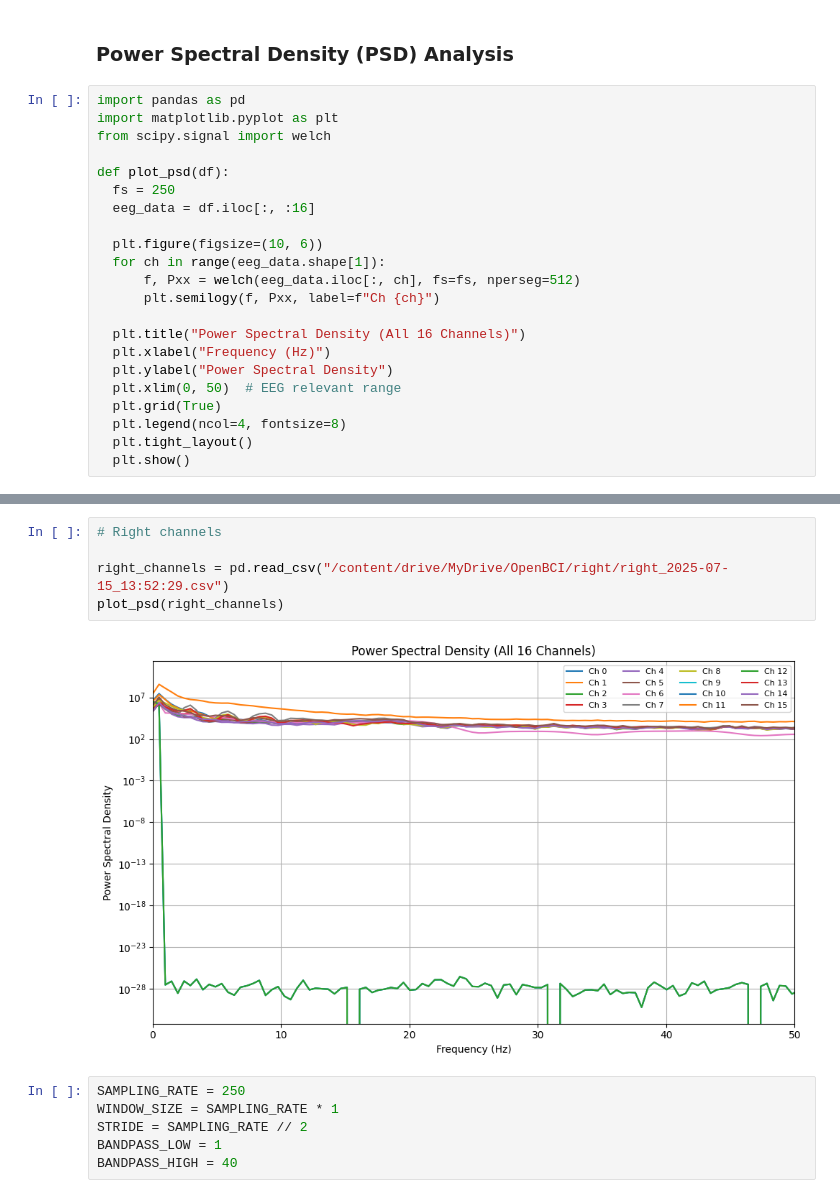
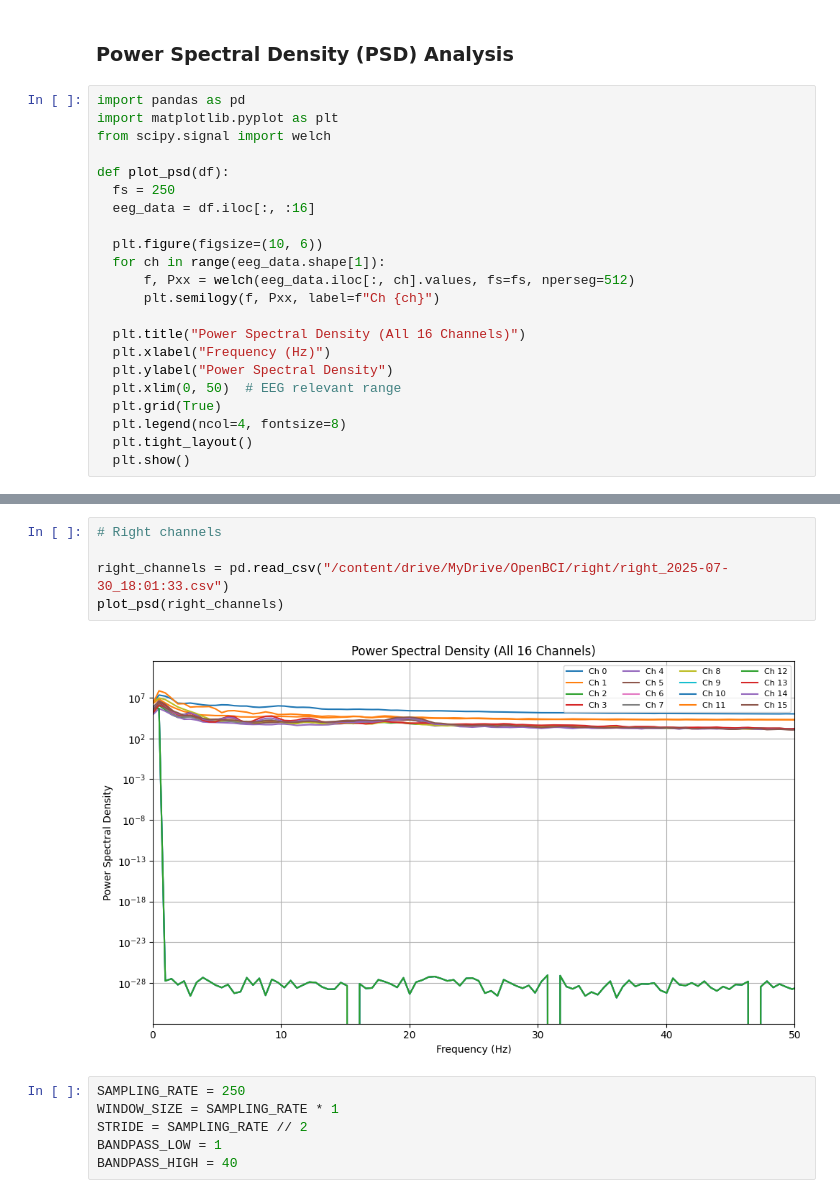
Before and after one commit to StavanGandhi30/BCI_UR3, a Jupyter notebook: EEG_Classification.ipynb, the cells around one changed output, grey strips where cells are left out. Cells and saved outputs as stored; diff of their text form.

```diff
--- a/EEG_Classification.ipynb
+++ b/EEG_Classification.ipynb
@@ -79,7 +80,7 @@ def plot_psd(df):
 
   plt.figure(figsize=(10, 6))
   for ch in range(eeg_data.shape[1]):
-      f, Pxx = welch(eeg_data.iloc[:, ch], fs=fs, nperseg=512)
+      f, Pxx = welch(eeg_data.iloc[:, ch].values, fs=fs, nperseg=512)
       plt.semilogy(f, Pxx, label=f"Ch {ch}")
 
   plt.title("Power Spectral Density (All 16 Channels)")
@@ -98,10 +101,10 @@ plot_psd(left_channels)
 # %%
 # Right channels
 
-right_channels = pd.read_csv("/content/drive/MyDrive/OpenBCI/right/right_2025-07-15_13:52:29.csv")
+right_channels = pd.read_csv("/content/drive/MyDrive/OpenBCI/right/right_2025-07-30_18:01:33.csv")
 plot_psd(right_channels)
 # %% [output]
-[figure, old version]
+[figure, new version]
 # %%
 SAMPLING_RATE = 250
 WINDOW_SIZE = SAMPLING_RATE * 1
```
Also changed, not shown: parts of 22 cells of this notebook.
